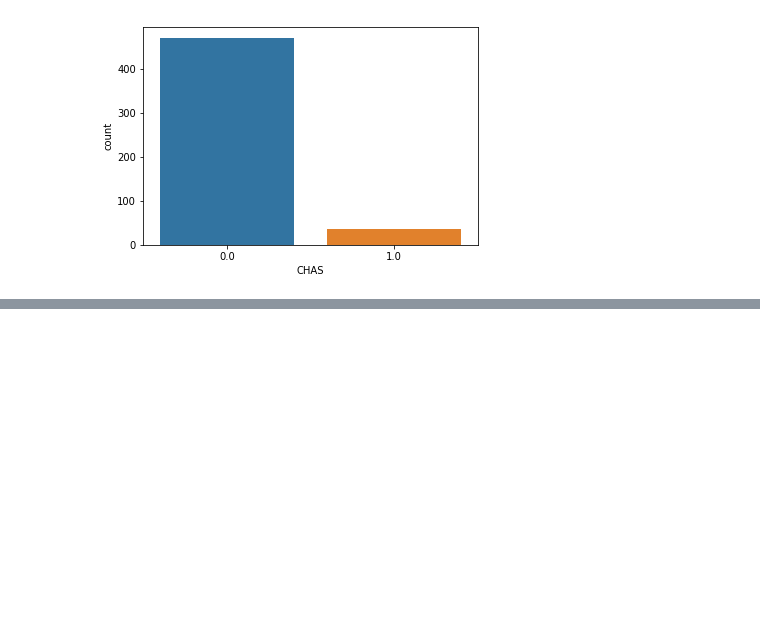
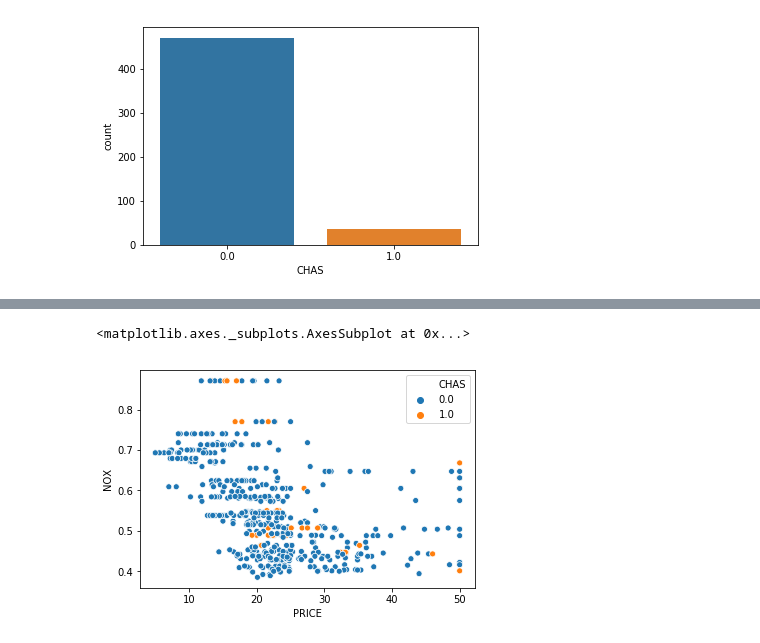
Before and after one commit to zoecahill1/machine-project, a Jupyter notebook: boston-dataset.ipynb, the cells around one changed output, grey strips where cells are left out. Cells and saved outputs as stored; diff of their text form; code cells hidden in the pictures; blank space fills up the shorter version.

```diff
--- a/boston-dataset.ipynb
+++ b/boston-dataset.ipynb
@@ -314,0 +322,5 @@ sns.boxplot(x='CHAS',y='PRICE',data=df)
+# %%
+sns.scatterplot(data=df,x='PRICE',y='NOX', hue='CHAS')
+# %% [output]
+<matplotlib.axes._subplots.AxesSubplot at 0x...>
+[figure, added]
```
Also changed, not shown: parts of 15 cells of this notebook.
